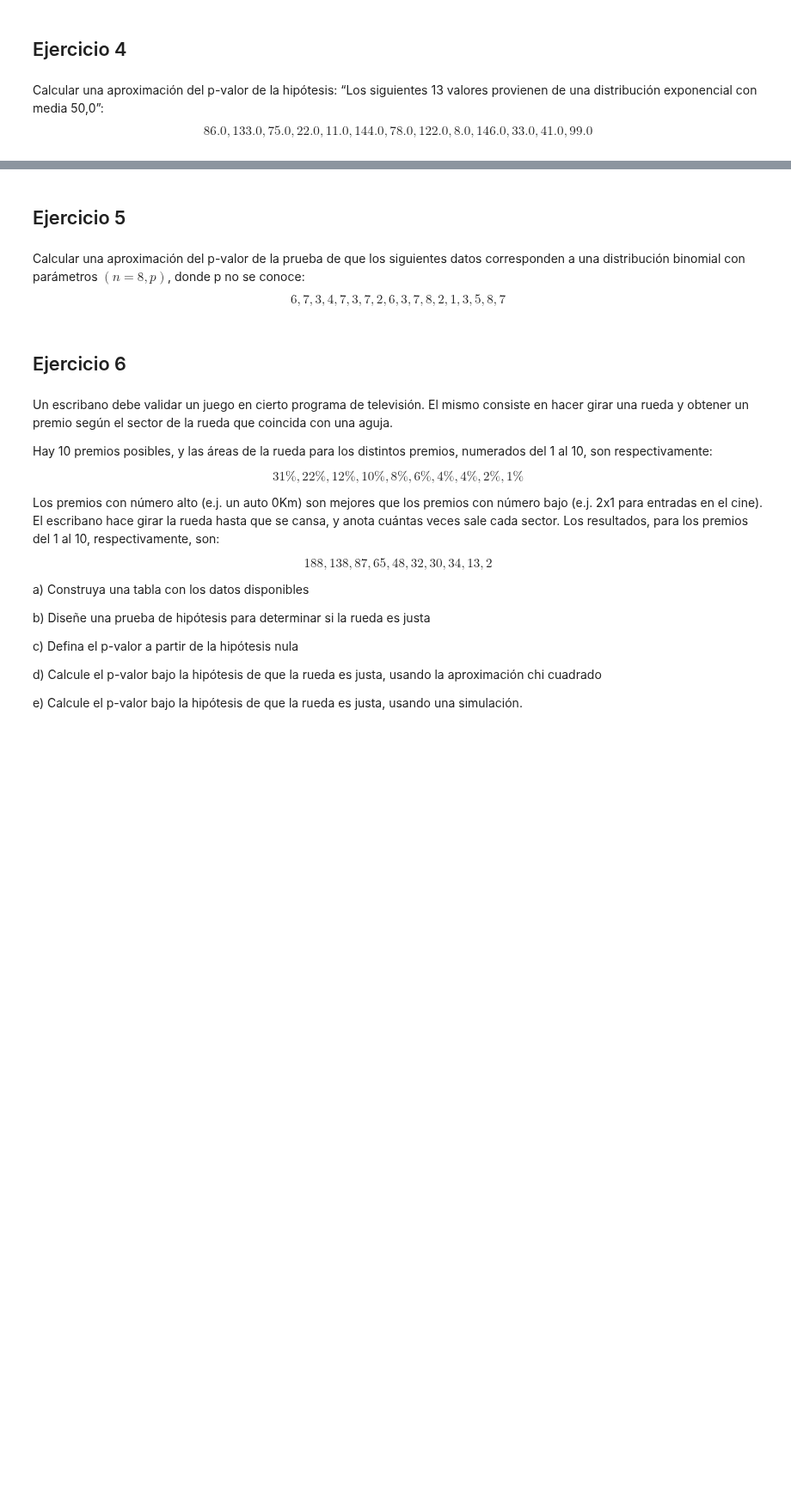
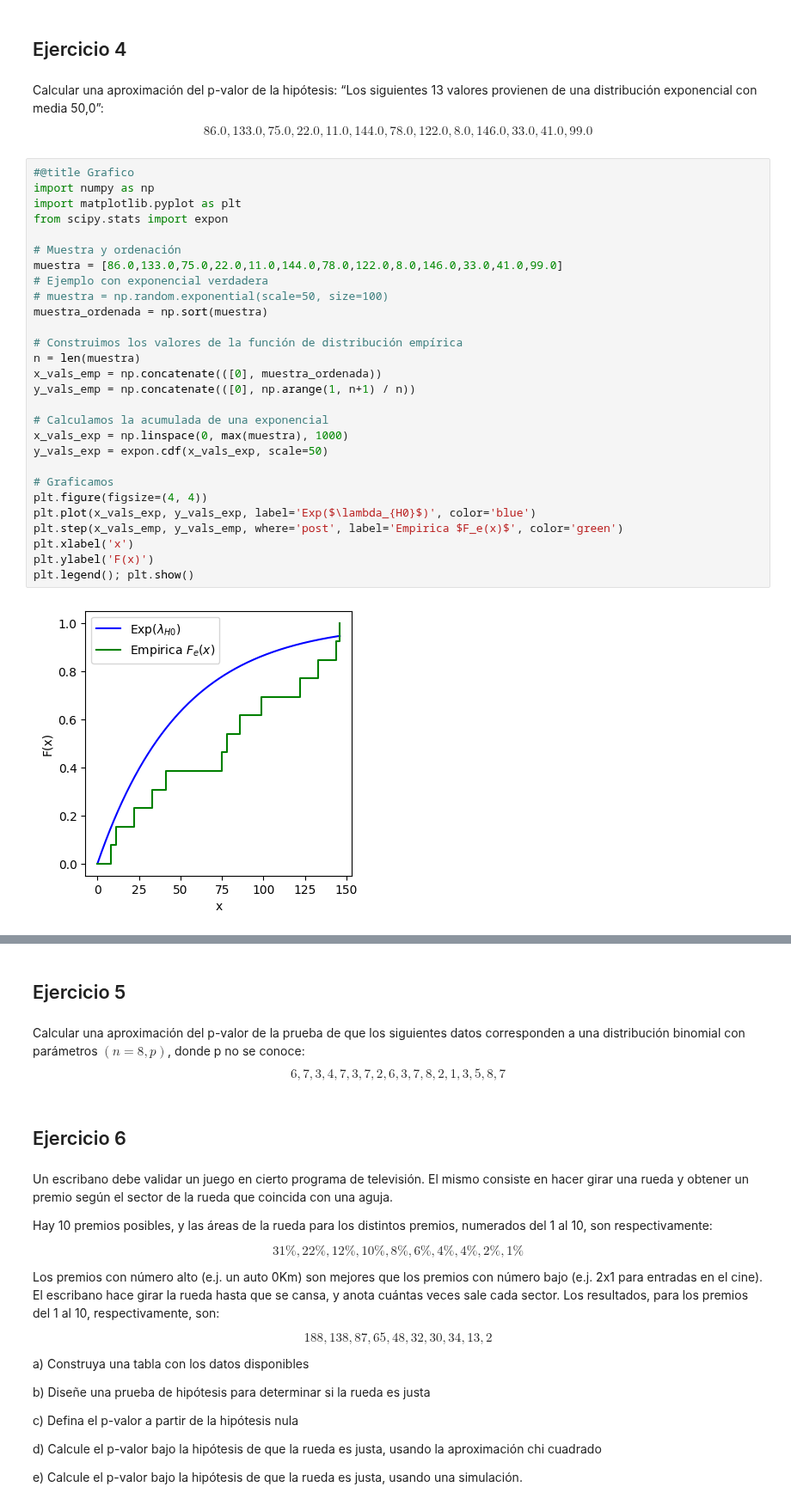
Before and after one commit to ramiro-l/ModelosYSimulacionFAMAF, a Jupyter notebook: Práctico7.ipynb, the cells around one changed output, grey strips where cells are left out. Shown at 86% size. Cells and saved outputs as stored; diff of their text form; blank space fills up the shorter version.

```diff
--- a/Práctico7.ipynb
+++ b/Práctico7.ipynb
@@ -193,3 +542,33 @@ Calcular una aproximación del p-valor de la hipótesis: “Los siguientes 13 va
 $$
 86.0, 133.0, 75.0, 22.0, 11.0, 144.0, 78.0, 122.0, 8.0, 146.0, 33.0, 41.0, 99.0
 $$
+# %%
+#@title Grafico
+import numpy as np
+import matplotlib.pyplot as plt
+from scipy.stats import expon
+
+# Muestra y ordenación
+muestra = [86.0,133.0,75.0,22.0,11.0,144.0,78.0,122.0,8.0,146.0,33.0,41.0,99.0]
+# Ejemplo con exponencial verdadera
+# muestra = np.random.exponential(scale=50, size=100)
+muestra_ordenada = np.sort(muestra)
+
+# Construimos los valores de la función de distribución empírica
+n = len(muestra)
+x_vals_emp = np.concatenate(([0], muestra_ordenada))
+y_vals_emp = np.concatenate(([0], np.arange(1, n+1) / n))
+
+# Calculamos la acumulada de una exponencial
+x_vals_exp = np.linspace(0, max(muestra), 1000)
+y_vals_exp = expon.cdf(x_vals_exp, scale=50)
+
+# Graficamos
+plt.figure(figsize=(4, 4))
+plt.plot(x_vals_exp, y_vals_exp, label='Exp($\lambda_{H0}$)', color='blue')
+plt.step(x_vals_emp, y_vals_emp, where='post', label='Empirica $F_e(x)$', color='green')
+plt.xlabel('x')
+plt.ylabel('F(x)')
+plt.legend(); plt.show()
+# %% [output]
+[figure, added]
```
Also changed, not shown: parts of 26 cells of this notebook.
